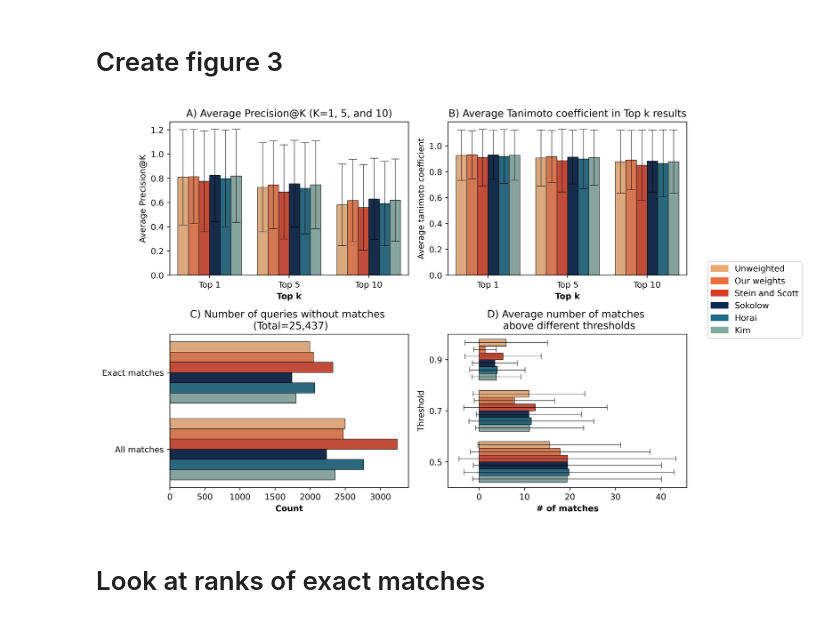
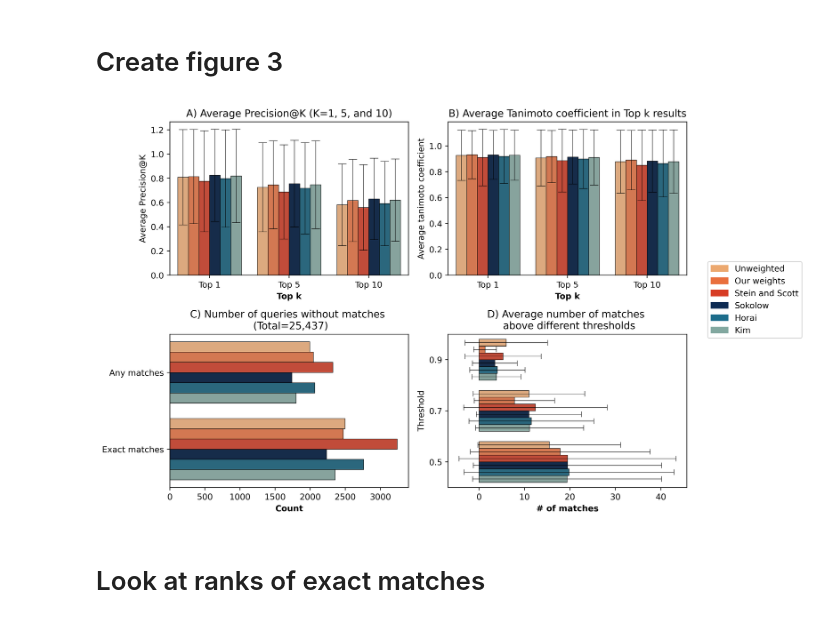
Before and after one commit to enveda/weighting-spectral-similarity, a Jupyter notebook: notebooks/2_library_search/3_results_benchmark.ipynb, the cells around one changed output. Drawn from its saved outputs; the diff is of its cells as text; code cells hidden in the pictures.

Commit message:
Update figure 4

```diff
--- a/notebooks/2_library_search/3_results_benchmark.ipynb
+++ b/notebooks/2_library_search/3_results_benchmark.ipynb
@@ -302,7 +302,12 @@ sns.barplot(
 
 
 axes[1, 0].set_title("C) Number of queries without matches \n (Total=25,437)")
-axes[1, 0].set_yticklabels(["Exact matches", "All matches"])
+axes[1, 0].set_yticklabels(
+    [
+        "Any matches",
+        "Exact matches",
+    ]
+)
 axes[1, 0].set_ylabel("")
 axes[1, 0].set_xlabel("Count", weight="bold")
 axes[1, 0].legend_.remove()
@@ -310,34 +315,34 @@ axes[1, 0].legend_.remove()
 
 """ D """
 
 sns.barplot(
     data=threshold_df,
     x="value",
     y="threshold",
     hue="weighting_method",
     errorbar="sd",
     ax=axes[1, 1],
     palette=color_dict,
     errwidth=0.5,
     capsize=0.1,
     errcolor="black",
     linewidth=0.5,
     edgecolor="black",
     orient="h",
     order=[0.9, 0.7, 0.5],
 )
 
 axes[1, 1].set_title("D) Average number of matches \n above different thresholds")
 axes[1, 1].set_ylabel("Threshold")
 axes[1, 1].set_xlabel("# of matches", weight="bold")
 axes[1, 1].legend_.remove()
 
 plt.tight_layout()
 plt.legend(handles=[x for x in handles], bbox_to_anchor=(1.5, 1.5))
 plt.savefig("../../data/figure_4.png", dpi=400)
 plt.show()
 # %% [output]
-[figure, old version]
+[figure, new version]
 # %% [markdown]
 # Look at ranks of exact matches
 # %% [markdown]
```
